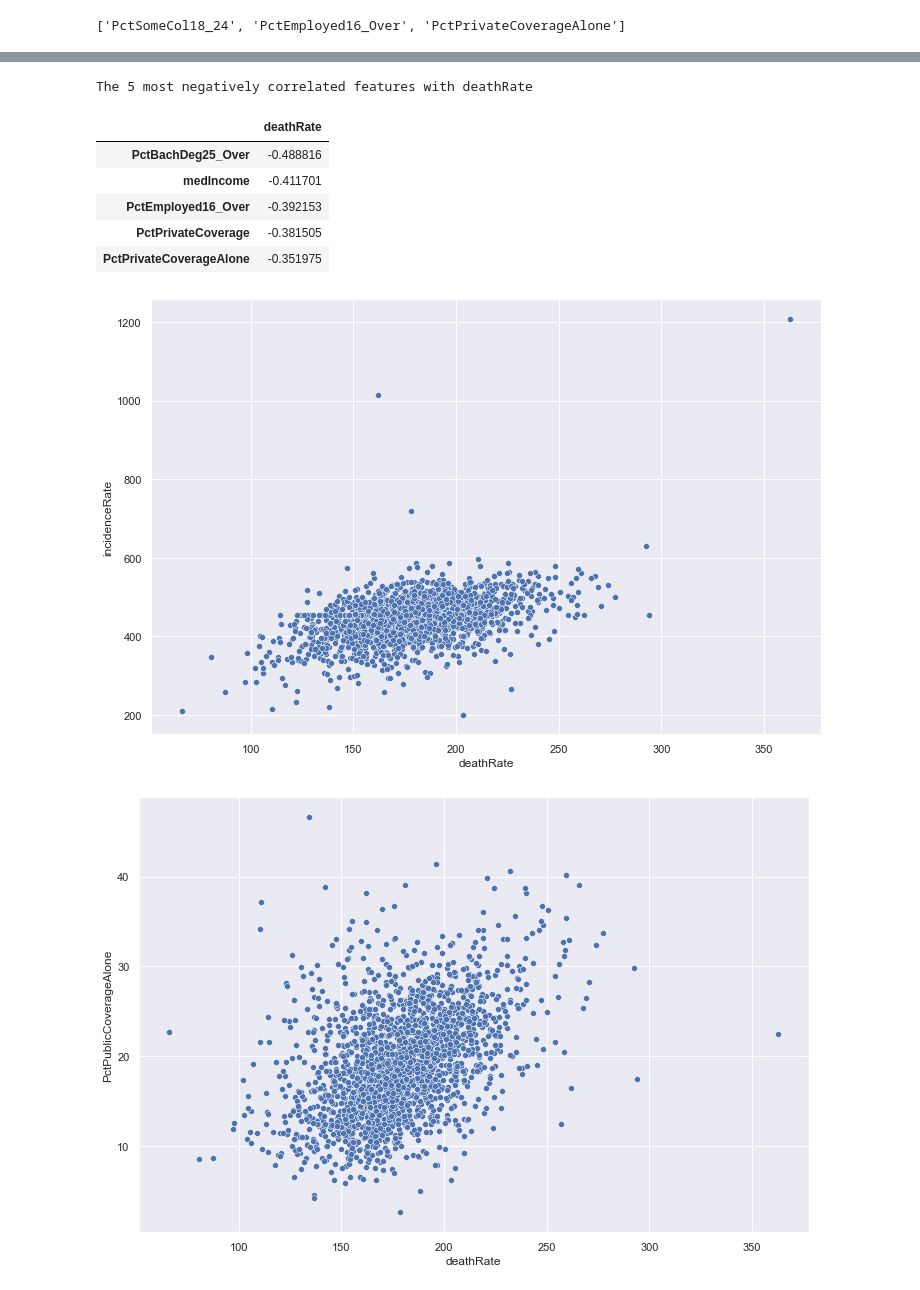
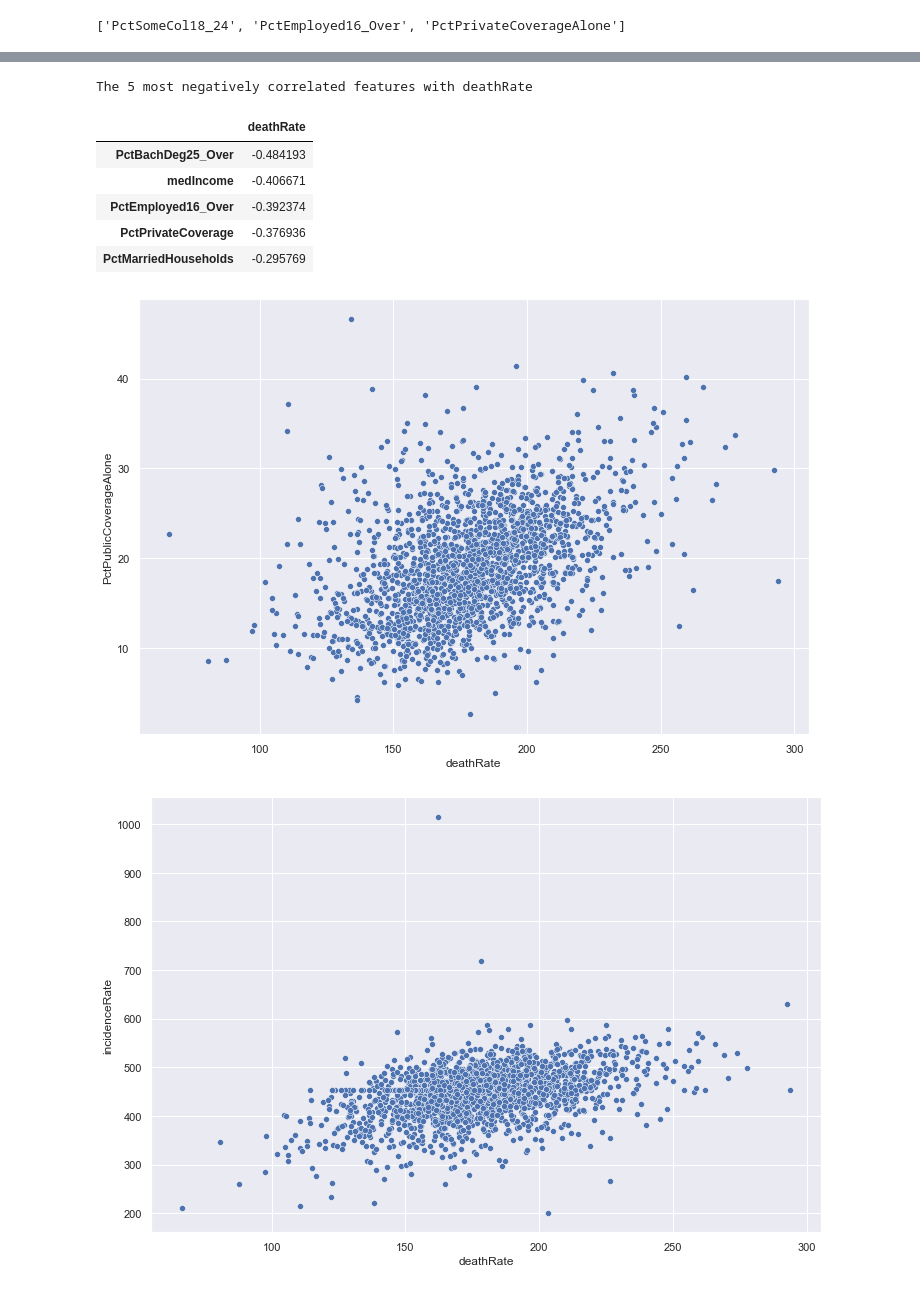
Before and after one commit to dainiguez/Cancer-Statistical-Regression-Analysis, a Jupyter notebook: Cancer Analysis Project.ipynb, the cells around one changed output, grey strips where cells are left out. Drawn from its saved outputs; the diff is of its cells as text; code cells hidden in the pictures.

```diff
--- a/Cancer Analysis Project.ipynb
+++ b/Cancer Analysis Project.ipynb
@@ -176,2 +210,14 @@ for column in column_names:
 # %%
-cancer_df = raw_data.copy(deep=True)
+# Dropping columns with missing data - AKA Complete Case Analysis
+
+print('raw_data shape before deletion of missing data is', raw_data.shape)
+
+# Drop two columns with a large amount of data missing
+raw_data.drop(['PctSomeCol18_24', 'PctPrivateCoverageAlone'], axis='columns', inplace=True)
+# Drop rows with missing data
+index_missing_data = raw_data[raw_data['PctEmployed16_Over'].isnull()].index.tolist()
+raw_data.drop(index_missing_data, axis='index', inplace=True)
+
+print('raw_data shape after deletion of missing data is', raw_data.shape)
+print('Verifiy there is no missing data:')
+print(raw_data.isna().sum() > 0)
@@ -186,12 +250,11 @@ Analyze scatter plots, correlations, covariances, look for interactions terms, a
 3) Look for non-linear relationships in other features using scatter plots.<br>
 # %%
 # Look at the feature (pearson) correlations with the target variable TARGET_deathRate
-cancer_corr = cancer_df.corr()
+cancer_corr = raw_data.corr().sort_values('deathRate', ascending=False)
 # %%
 # The top 5 correlations
 print("The 5 most positively correlated features with deathRate")
-pos_corr = cancer_corr.nlargest(6, 'deathRate')[['deathRate']] \
-            .sort_values('deathRate', ascending=False)
+pos_corr = cancer_corr.nlargest(6, 'deathRate')[['deathRate']]
 pos_corr
 # %% [output]
 The 5 most positively correlated features with deathRate
@@ -205,28 +268,27 @@ The 5 most positively correlated features with deathRate
 # %%
-# The bottom 5 correlations
+# The 5 most negative correlations
 print("The 5 most negatively correlated features with deathRate")
-neg_corr = cancer_corr.nsmallest(5, "deathRate")[['deathRate']] \
-            .sort_values('deathRate', ascending=True)
+neg_corr = cancer_corr.nsmallest(5, "deathRate")[['deathRate']]
 neg_corr
 # %% [output]
 The 5 most negatively correlated features with deathRate
 |  | deathRate |
-| PctBachDeg25_Over | -0.488816 |
-| medIncome | -0.411701 |
-| PctEmployed16_Over | -0.392153 |
-| PctPrivateCoverage | -0.381505 |
-| PctPrivateCoverageAlone | -0.351975 |
+| PctBachDeg25_Over | -0.484193 |
+| medIncome | -0.406671 |
+| PctEmployed16_Over | -0.392374 |
+| PctPrivateCoverage | -0.376936 |
+| PctMarriedHouseholds | -0.295769 |
 # %%
-# Get the columns with a high correlation with the target variable
+# Get the columns with a high correlation with the target variable deathRate
 high_corr_col = list(pos_corr.index) + list(neg_corr.index)
 
-# Generate the scatter plot for the columns with high correlation
+# Generate the scatter plot for the columns with high correlations
 target_col = high_corr_col[0]
 
 # Generate scatter plots for features and the target varaible
 for col in high_corr_col[1:]:
-    sns.scatterplot(data=cancer_df, x=target_col, y=col)
+    sns.scatterplot(data=raw_data, x=target_col, y=col)
     plt.show()
 # %% [output]
-[figure, old version]
+[figure, new version]
-[figure, old version]
+[figure, new version]
```
Also changed, not shown: parts of 41 cells of this notebook, 2 other files.
